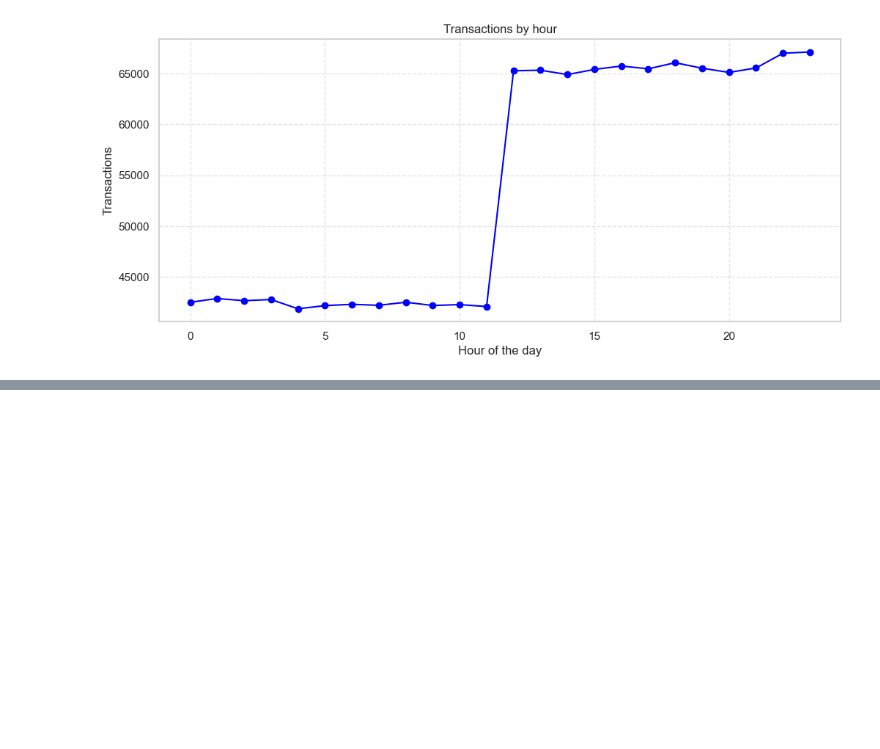
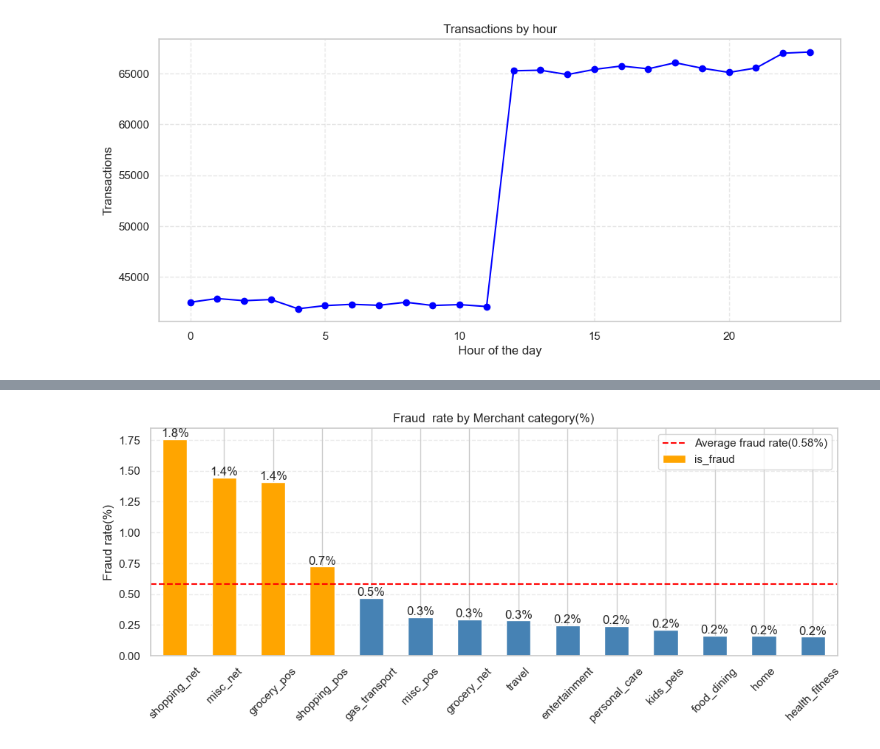
Before and after one commit to AlShiri/card-transactions-analytics, a Jupyter notebook: notebooks/eda_card_transactions.ipynb, the cells around one changed output, grey strips where cells are left out. Cells and saved outputs as stored; diff of their text form; code cells hidden in the pictures; blank space fills up the shorter version.

```diff
--- a/notebooks/eda_card_transactions.ipynb
+++ b/notebooks/eda_card_transactions.ipynb
@@ -283,0 +302,26 @@ plt.show()
+# %%
+# frauds pro merchant category
+plt.close('all')
+fraud_cat = df.groupby('category', observed=True)['is_fraud'].mean().sort_values(ascending=False) * 100
+avg_fraud = df['is_fraud'].mean() * 100
+colors = ['orange' if b > avg_fraud else 'steelblue' for b in fraud_cat]
+fig, ax = plt.subplots(figsize=(12,4))
+
+fraud_cat.plot(kind='bar', title="Fraud  rate by Merchant category(%)", color=colors, ax=ax)
+
+for container in ax.containers:
+    ax.bar_label(container, fmt='%.1f%%')
+
+ax.tick_params('x',rotation=45)
+ax.set_xlabel('')
+ax.set_ylabel('Fraud rate(%)')
+ax.grid(axis='y', linestyle='--', alpha=0.4)
+
+# average line
+
+ax.axhline(avg_fraud, color='red', linestyle='--', label=f'Average fraud rate({avg_fraud:.2f}%)')
+ax.legend()
+
+plt.show()
+# %% [output]
+[figure, added]
```
Also changed, not shown: parts of 10 cells of this notebook.
